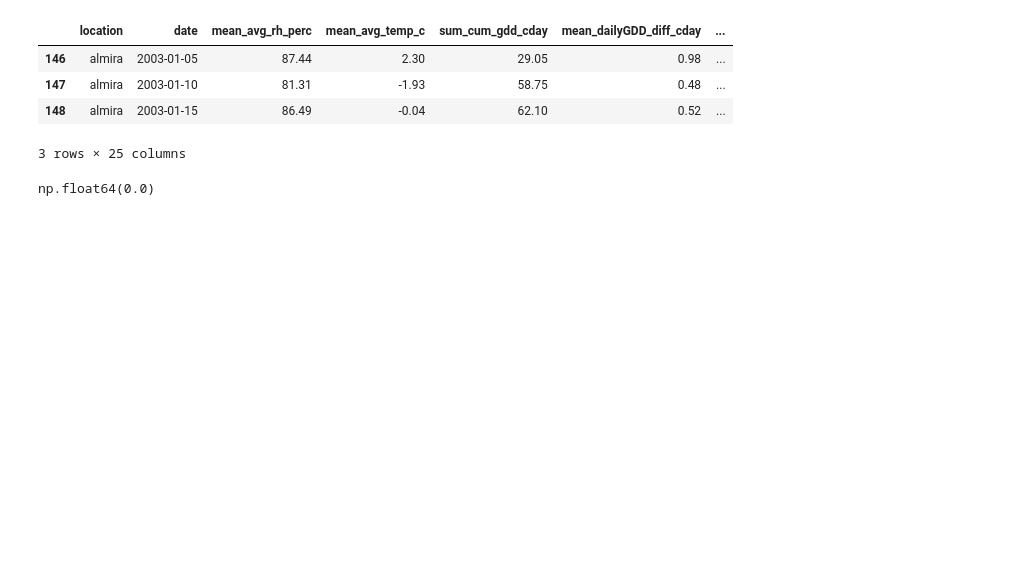
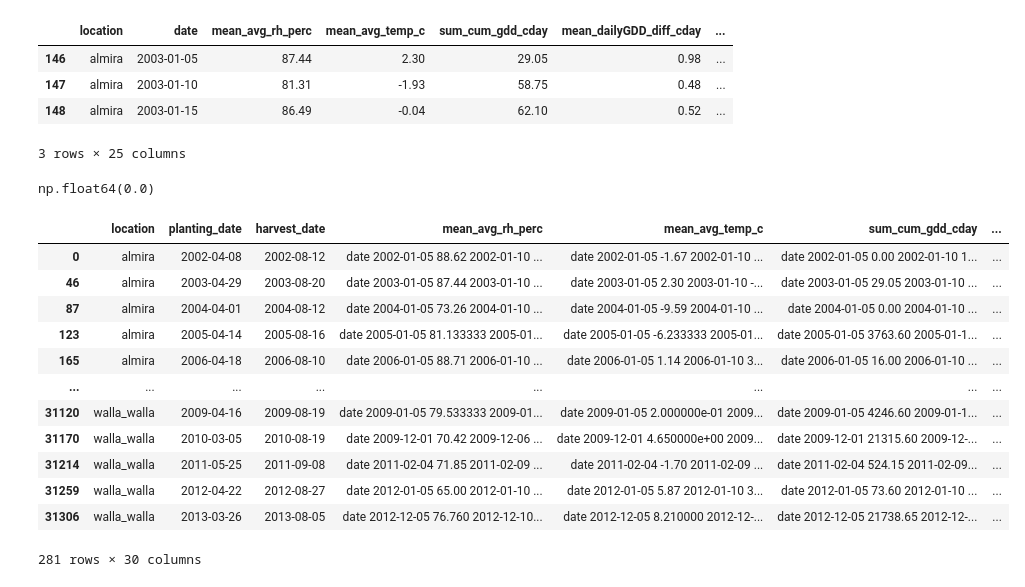
Before and after one commit to ehsun18/wheat_transformers, a Jupyter notebook: wheat_transformers/notebooks_drivers/01_pre-process/04_fiveDay_aggregation_Scenarios.ipynb, the cells around one changed output. Drawn from its saved outputs; the diff is of its cells as text; code cells hidden in the pictures; blank space fills up the shorter version.

```diff
--- a/wheat_transformers/notebooks_drivers/01_pre-process/04_fiveDay_aggregation_Scenarios.ipynb
+++ b/wheat_transformers/notebooks_drivers/01_pre-process/04_fiveDay_aggregation_Scenarios.ipynb
@@ -247,3 +288,37 @@ a_col = "mean_dap"
 sum(test_df[a_col].values - test_super[a_col].item().values)
 # %% [output]
 np.float64(0.0)
+# %%
+#### Read variety performance traits
+varieties_traits = data_dict["varieties_traits"]
+# %%
+cols_to_use = [
+    "location",
+    "year",
+    "variety",
+    "grain_yield",
+    "plant_height",
+    "heading_date",
+    "protein_content",
+    "test_weight"
+]
+# %%
+super_df_3months['year'] = super_df_3months['planting_date'].dt.year
+# %%
+merged_super_trait = super_df_3months.merge(varieties_traits[cols_to_use], on=['location', 'year'], how="left")
+# %%
+merged_super_trait[merged_super_trait['variety'] == 'Alpowa']
+# %% [output]
+|  | location | planting_date | harvest_date | mean_avg_rh_perc | mean_avg_temp_c | sum_cum_gdd_cday | ... |
+| 0 | almira | 2002-04-08 | 2002-08-12 | date 2002-01-05 88.62 2002-01-10 ... | date 2002-01-05 -1.67 2002-01-10 ... | date 2002-01-05 0.00 2002-01-10 1... | ... |
+| 46 | almira | 2003-04-29 | 2003-08-20 | date 2003-01-05 87.44 2003-01-10 ... | date 2003-01-05 2.30 2003-01-10 -... | date 2003-01-05 29.05 2003-01-10 ... | ... |
+| 87 | almira | 2004-04-01 | 2004-08-12 | date 2004-01-05 73.26 2004-01-10 ... | date 2004-01-05 -9.59 2004-01-10 ... | date 2004-01-05 0.00 2004-01-10 ... | ... |
+| 123 | almira | 2005-04-14 | 2005-08-16 | date 2005-01-05 81.133333 2005-01... | date 2005-01-05 -6.233333 2005-01... | date 2005-01-05 3763.60 2005-01-1... | ... |
+| 165 | almira | 2006-04-18 | 2006-08-10 | date 2006-01-05 88.71 2006-01-10 ... | date 2006-01-05 1.14 2006-01-10 3... | date 2006-01-05 16.00 2006-01-10 ... | ... |
+| ... | ... | ... | ... | ... | ... | ... | ... |
+| 31120 | walla_walla | 2009-04-16 | 2009-08-19 | date 2009-01-05 79.533333 2009-01... | date 2009-01-05 2.000000e-01 2009... | date 2009-01-05 4246.60 2009-01-1... | ... |
+| 31170 | walla_walla | 2010-03-05 | 2010-08-19 | date 2009-12-01 70.42 2009-12-06 ... | date 2009-12-01 4.650000e+00 2009... | date 2009-12-01 21315.60 2009-12-... | ... |
+| 31214 | walla_walla | 2011-05-25 | 2011-09-08 | date 2011-02-04 71.85 2011-02-09 ... | date 2011-02-04 -1.70 2011-02-09 ... | date 2011-02-04 524.15 2011-02-09... | ... |
+| 31259 | walla_walla | 2012-04-22 | 2012-08-27 | date 2012-01-05 65.00 2012-01-10 ... | date 2012-01-05 5.87 2012-01-10 3... | date 2012-01-05 73.60 2012-01-10 ... | ... |
+| 31306 | walla_walla | 2013-03-26 | 2013-08-05 | date 2012-12-05 76.760 2012-12-10... | date 2012-12-05 8.210000 2012-12-... | date 2012-12-05 21738.65 2012-12-... | ... |
+281 rows × 30 columns
```
Also changed, not shown: parts of 8 cells of this notebook, 5 other files.
